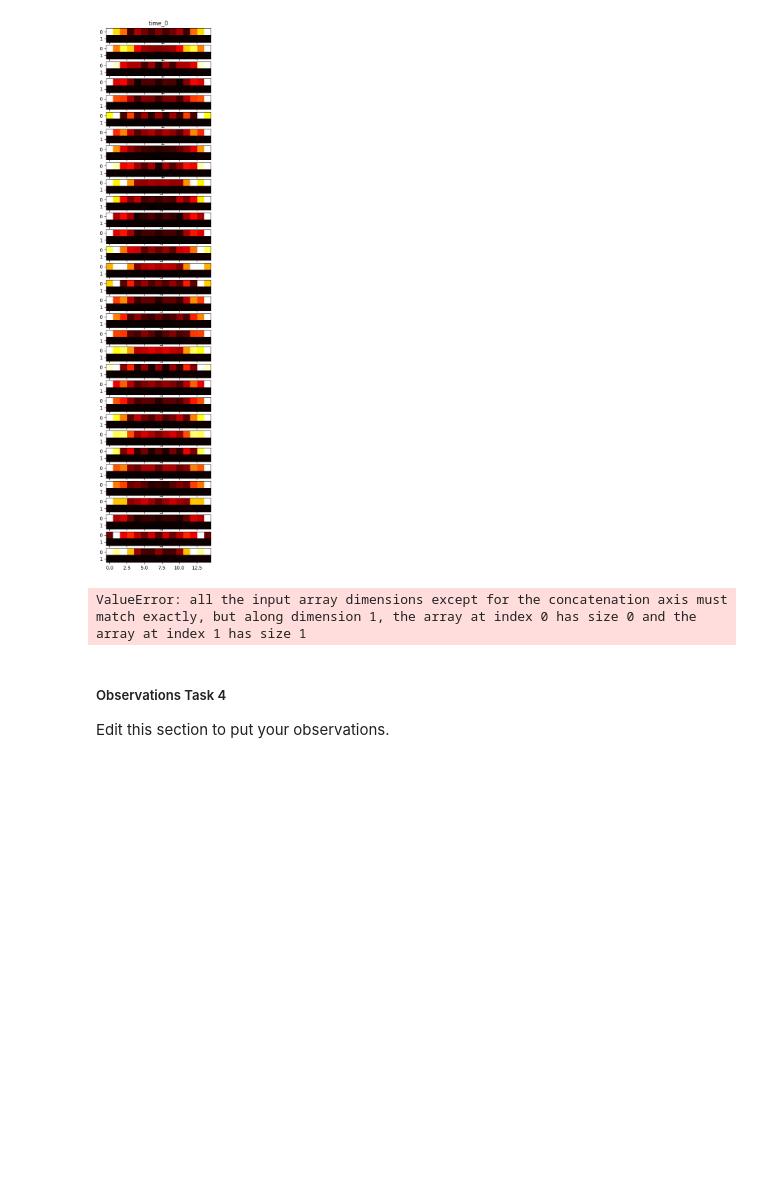
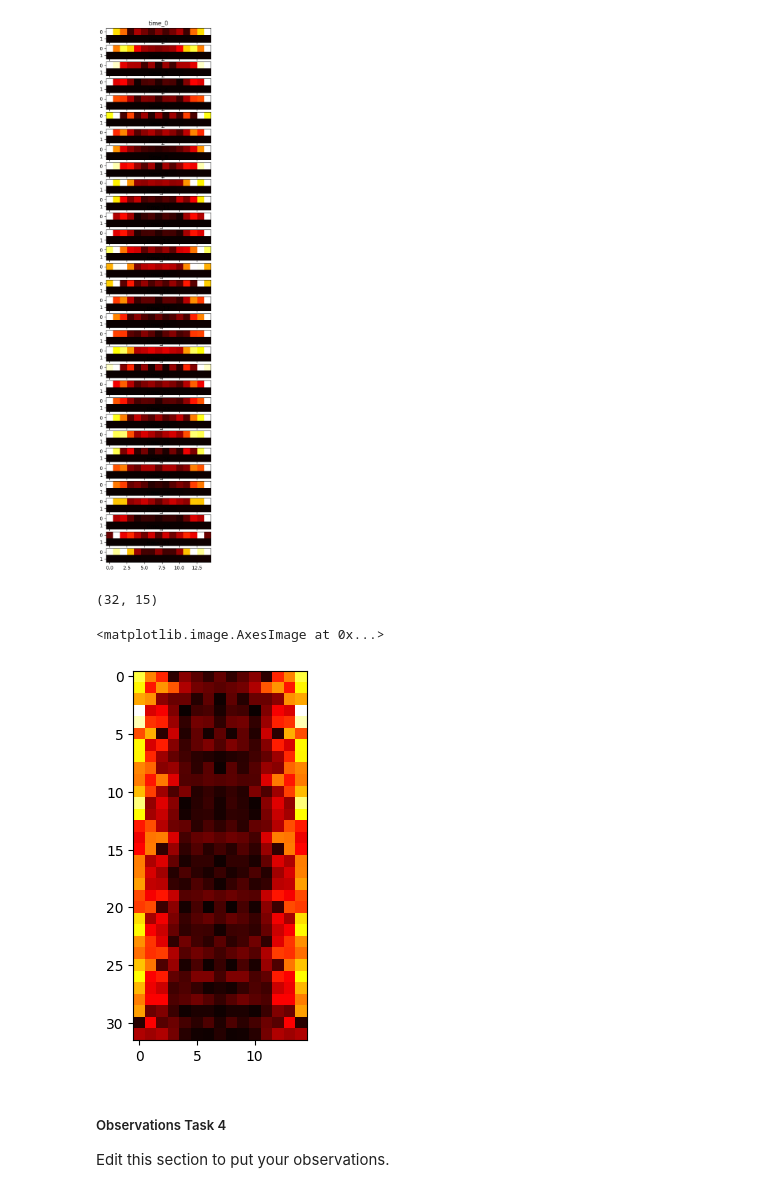
Before and after one commit to siddhanthramani/iitm_sensing_systems_for_iot, a Jupyter notebook: Homework 2/CS23Z007_CS6650H23/homework_2.ipynb, the cells around one changed output. Saved outputs shown, nothing was run; the diff lists cells and outputs as text; code cells hidden in the pictures; blank space fills up the shorter version.

```diff
--- a/Homework 2/CS23Z007_CS6650H23/homework_2.ipynb
+++ b/Homework 2/CS23Z007_CS6650H23/homework_2.ipynb
@@ -388,16 +396,24 @@ import cv2
 # %%
 # --- your code here ---
 list_window_size = [16]
 for window_size in list_window_size:
-    heat_array = np.empty((0, 0))
     for iter in range(int(len(df["red_intensity"])/window_size)):
         iter_end = min((iter + 1)*window_size, len(df["red_intensity"]))
         self_fft = get_fft(df["red_intensity"][iter*window_size:iter_end])
-        heat_array = np.append(heat_array, np.array(self_fft["magnitude"][1:]).reshape(-1, 1), axis=0)
 
+        if len(self_fft["magnitude"]) != window_size:
+            continue
+        if iter == 0:
+            heat_array = np.array(self_fft["magnitude"][1:]).reshape(1, -1)
+        else:
+            heat_array = np.concatenate((heat_array, np.array(self_fft["magnitude"][1:]).reshape(1, -1)), axis=0)
+
+print(heat_array.shape)
 plt.imshow(heat_array, cmap = "hot")
 # %% [output]
-ValueError: all the input array dimensions except for the concatenation axis must match exactly, but along dimension 1, the array at index 0 has size 0 and the array at index 1 has size 1
+(32, 15)
+<matplotlib.image.AxesImage at 0x...>
+[figure, added]
 # %% [markdown]
 ##### Observations Task 4
 
```
Also changed, not shown: parts of 7 cells of this notebook.
